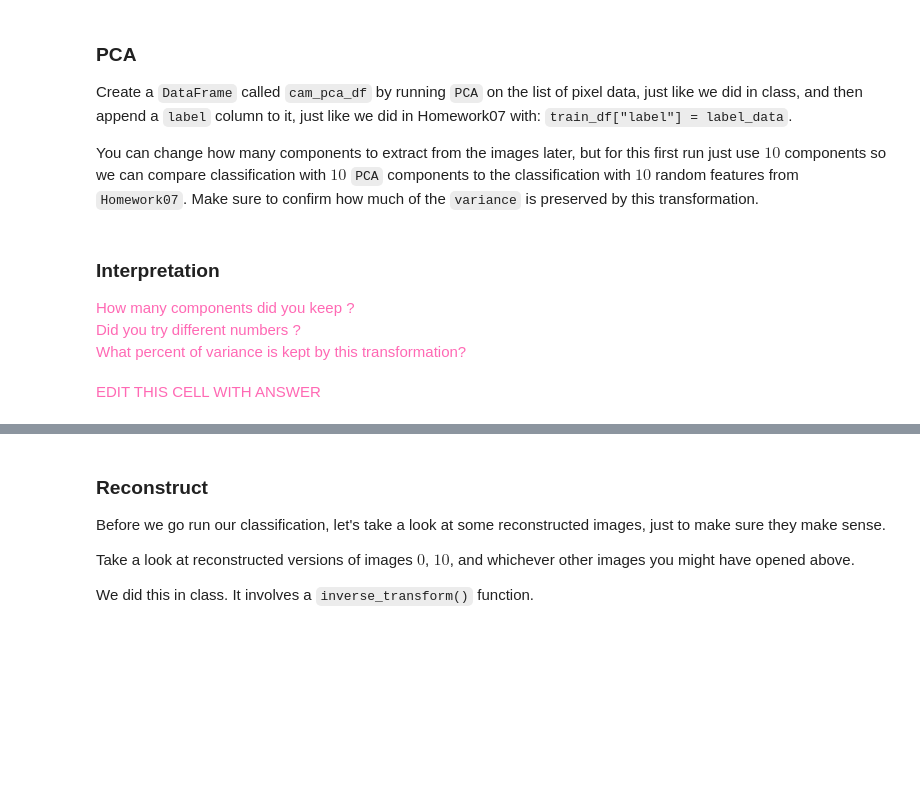
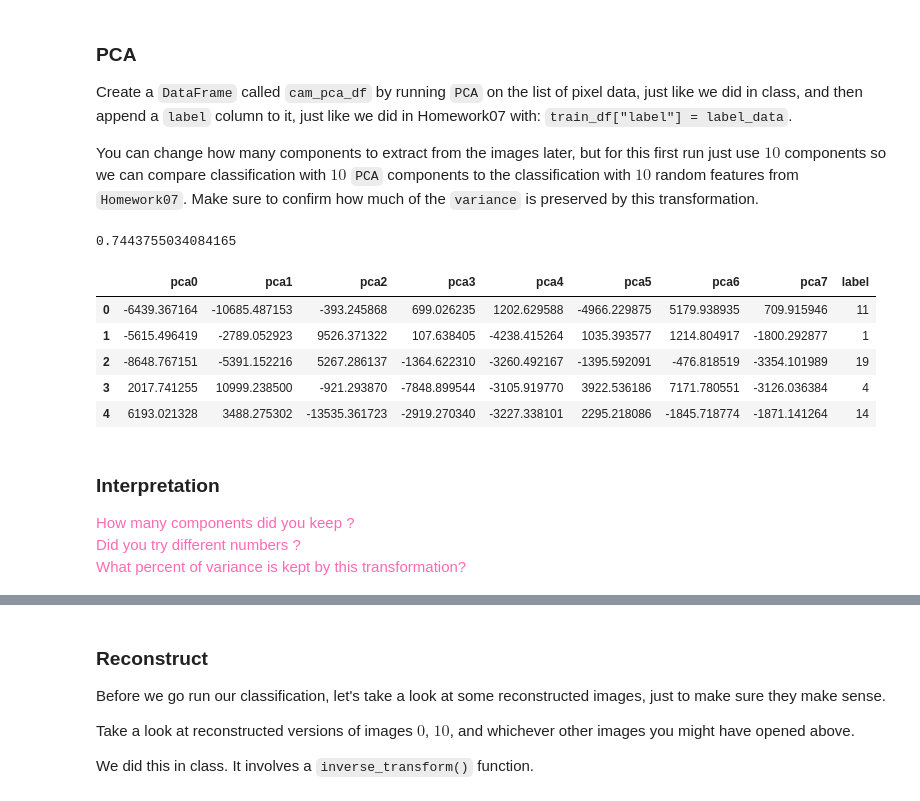
Before and after one commit to kaoriogawa-PSAM-5020-spring2026/Homework09, a Jupyter notebook: Homework09.ipynb, the cells around one changed output, grey strips where cells are left out. Saved outputs shown, nothing was run; the diff lists cells and outputs as text; code cells hidden in the pictures; blank space fills up the shorter version.

```diff
--- a/Homework09.ipynb
+++ b/Homework09.ipynb
@@ -105,9 +105,25 @@ Create a `DataFrame` called `cam_pca_df` by running `PCA` on the list of pixel d
 You can change how many components to extract from the images later, but for this first run just use $10$ components so we can compare classification with $10$ `PCA` components to the classification with $10$ random features from `Homework07`.  Make sure to confirm how much of the `variance` is preserved by this transformation.
 # %%
 # TODO: run PCA, get DataFrame
+cam_pca = PCA(n_components=8).set_output(transform="pandas")
+cam_pca_df = cam_pca.fit_transform(pixel_data)
+
 # TODO: add "label" column
+cam_pca_df ["label"] =label_data
+
 # TODO: print variance
+print(sum(cam_pca.explained_variance_ratio_))
+
 # TODO: take a look at the first 5 rows
+cam_pca_df[:5]
+# %% [output]
+0.7443755034084165
+|  | pca0 | pca1 | pca2 | pca3 | pca4 | pca5 | pca6 | pca7 | label |
+| 0 | -6439.367164 | -10685.487153 | -393.245868 | 699.026235 | 1202.629588 | -4966.229875 | 5179.938935 | 709.915946 | 11 |
+| 1 | -5615.496419 | -2789.052923 | 9526.371322 | 107.638405 | -4238.415264 | 1035.393577 | 1214.804917 | -1800.292877 | 1 |
+| 2 | -8648.767151 | -5391.152216 | 5267.286137 | -1364.622310 | -3260.492167 | -1395.592091 | -476.818519 | -3354.101989 | 19 |
+| 3 | 2017.741255 | 10999.238500 | -921.293870 | -7848.899544 | -3105.919770 | 3922.536186 | 7171.780551 | -3126.036384 | 4 |
+| 4 | 6193.021328 | 3488.275302 | -13535.361723 | -2919.270340 | -3227.338101 | 2295.218086 | -1845.718774 | -1871.141264 | 14 |
 # %% [markdown]
 ### Interpretation
 
@@ -116,5 +132,3 @@ How many components did you keep ?<br>
 Did you try different numbers ?<br>
 What percent of variance is kept by this transformation?
 </span>
-# %% [markdown]
-<span style="color:hotpink;">EDIT THIS CELL WITH ANSWER</span>
```
Also changed, not shown: parts of 1 cell of this notebook.
